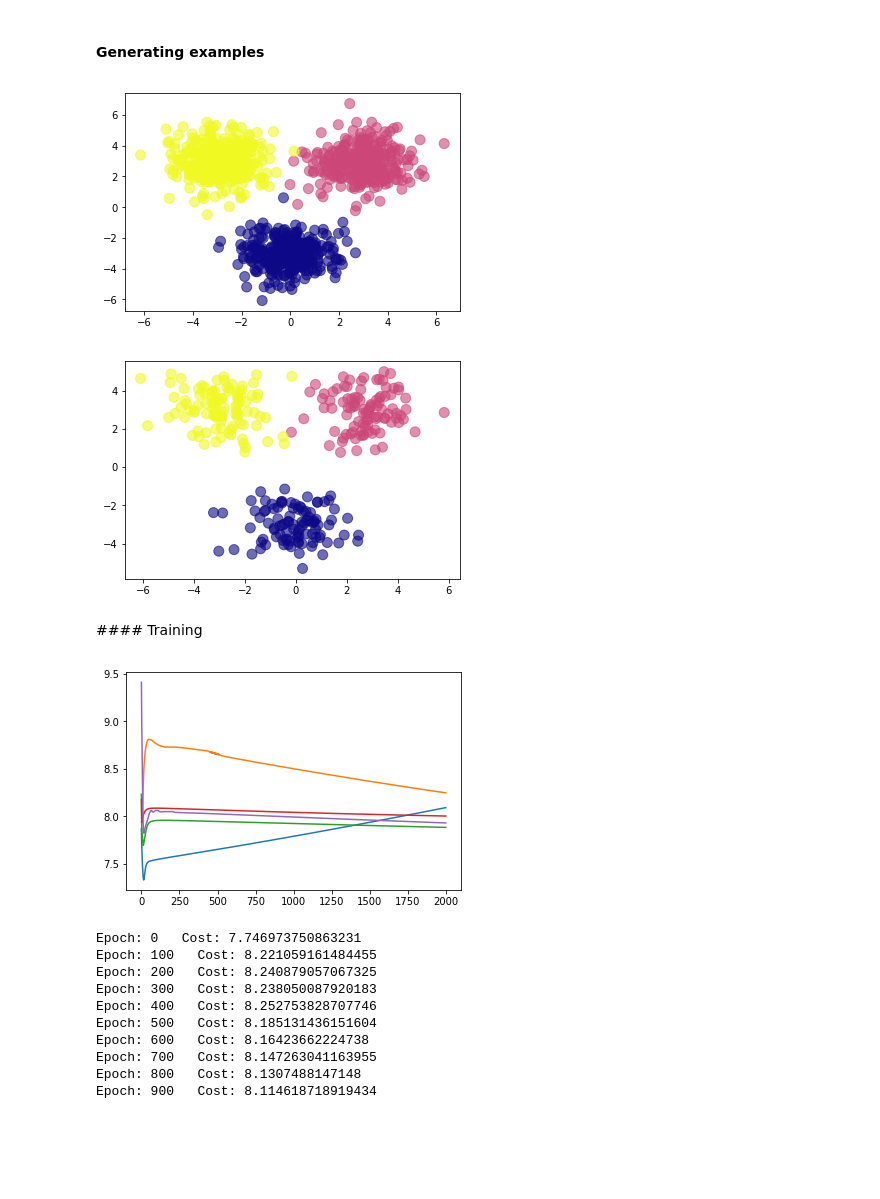
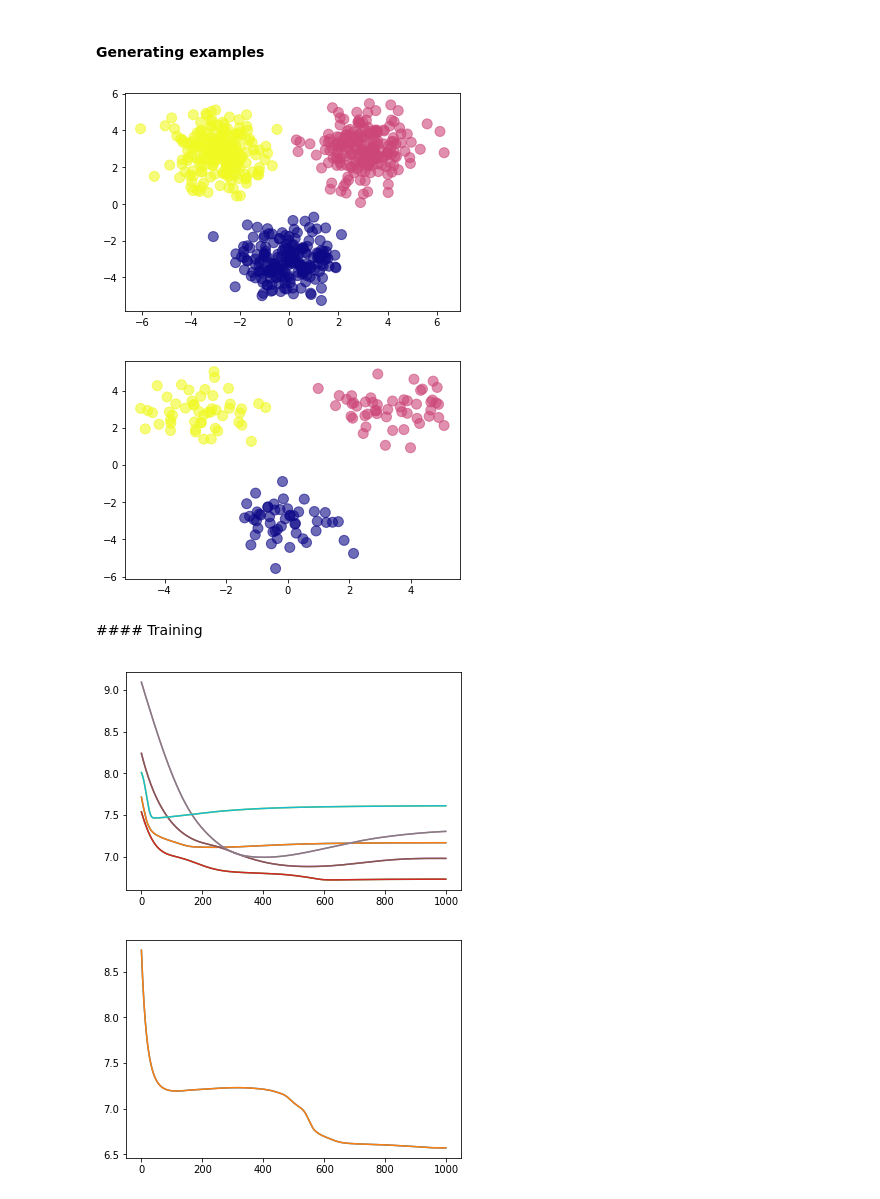
Before and after one commit to FrenchFlakito/triceratops, a Jupyter notebook: NN-coded-from-scratch/OOP - Multiclass classification (softmax).ipynb, the cells around one changed output. Drawn from its saved outputs; the diff is of its cells as text; code cells hidden in the pictures; blank space fills up the shorter version.

Commit message:
Multiclass classification with softmax - V1 - end of work on the topic

```diff
--- a/NN-coded-from-scratch/OOP - Multiclass classification (softmax).ipynb
+++ b/NN-coded-from-scratch/OOP - Multiclass classification (softmax).ipynb
@@ -141,26 +146,26 @@ class LayerSoftmax():
 # %%
 def gen_3plasma_zones(sample_size, show_dist=False):
     typeA = np.random.randn(sample_size, 2) + np.array([0, -3])
     typeB = np.random.randn(sample_size, 2) + np.array([3, 3])
     typeC = np.random.randn(sample_size, 2) + np.array([-3, 3])
     X = np.vstack([typeA, typeB, typeC]).T
 
     Y_temp = np.array([0]*sample_size + [1]*sample_size + [2]*sample_size)
     Y = np.zeros((3, sample_size * 3))
     for i in range(sample_size * 3):
         Y[Y_temp[i], i] = 1
 
     if show_dist:
         plt.scatter(X[0, :], X[1, :], c=Y_temp, cmap='plasma', s=100, alpha=0.6)
         plt.show()
 
     return X, Y, Y_temp
 
-X_train_multi, Y_train_multi, _ = gen_3plasma_zones(300, True)
-X_test_multi, Y_test_multi, _ = gen_3plasma_zones(100, True)
+X_train_multi, Y_train_multi, _ = gen_3plasma_zones(200, True)
+X_test_multi, Y_test_multi, _ = gen_3plasma_zones(50, True)
 # %% [output]
-[figure, old version]
+[figure, new version]
-[figure, old version]
+[figure, new version]
 # %% [markdown]
 #### Training
 # %%
@@ -175,9 +180,9 @@ for i in range(5):
     net.add(LayerFC(3, 3))
     net.add(LayerSoftmax())
 
-    net.train(X_train_multi, Y_train_multi, epochs=2000, learning_rate=0.11, prints_freq=0, plot=True)
+    net.train(X_train_multi, Y_train_multi, epochs=1000, learning_rate=0.01, prints_freq=0, plot=True)
 # %% [output]
-[figure, old version]
+[figure, new version]
 # %%
 net = Net('multi_cross_entropy')
 net.add(LayerFC(2,2))
@@ -189,18 +194,9 @@ net.add(LayerTanh())
 net.add(LayerFC(3, 3))
 net.add(LayerSoftmax())
 
-net.train(X_train_multi, Y_train_multi, epochs=1000, learning_rate=0.11, prints_freq=100)
+net.train(X_train_multi, Y_train_multi, epochs=1000, learning_rate=0.01, prints_freq=0, plot=True)
 # %% [output]
-Epoch: 0   Cost: 7.746973750863231
-Epoch: 100   Cost: 8.221059161484455
-Epoch: 200   Cost: 8.240879057067325
-Epoch: 300   Cost: 8.238050087920183
-Epoch: 400   Cost: 8.252753828707746
-Epoch: 500   Cost: 8.185131436151604
-Epoch: 600   Cost: 8.16423662224738
-Epoch: 700   Cost: 8.147263041163955
-Epoch: 800   Cost: 8.1307488147148
-Epoch: 900   Cost: 8.114618718919434
+[figure, added]
 # %%
 r = net.forward_pass(X_test_multi)
 net.get_accuracy(r, Y_test_multi)
```
Also changed, not shown: parts of 10 cells of this notebook.
